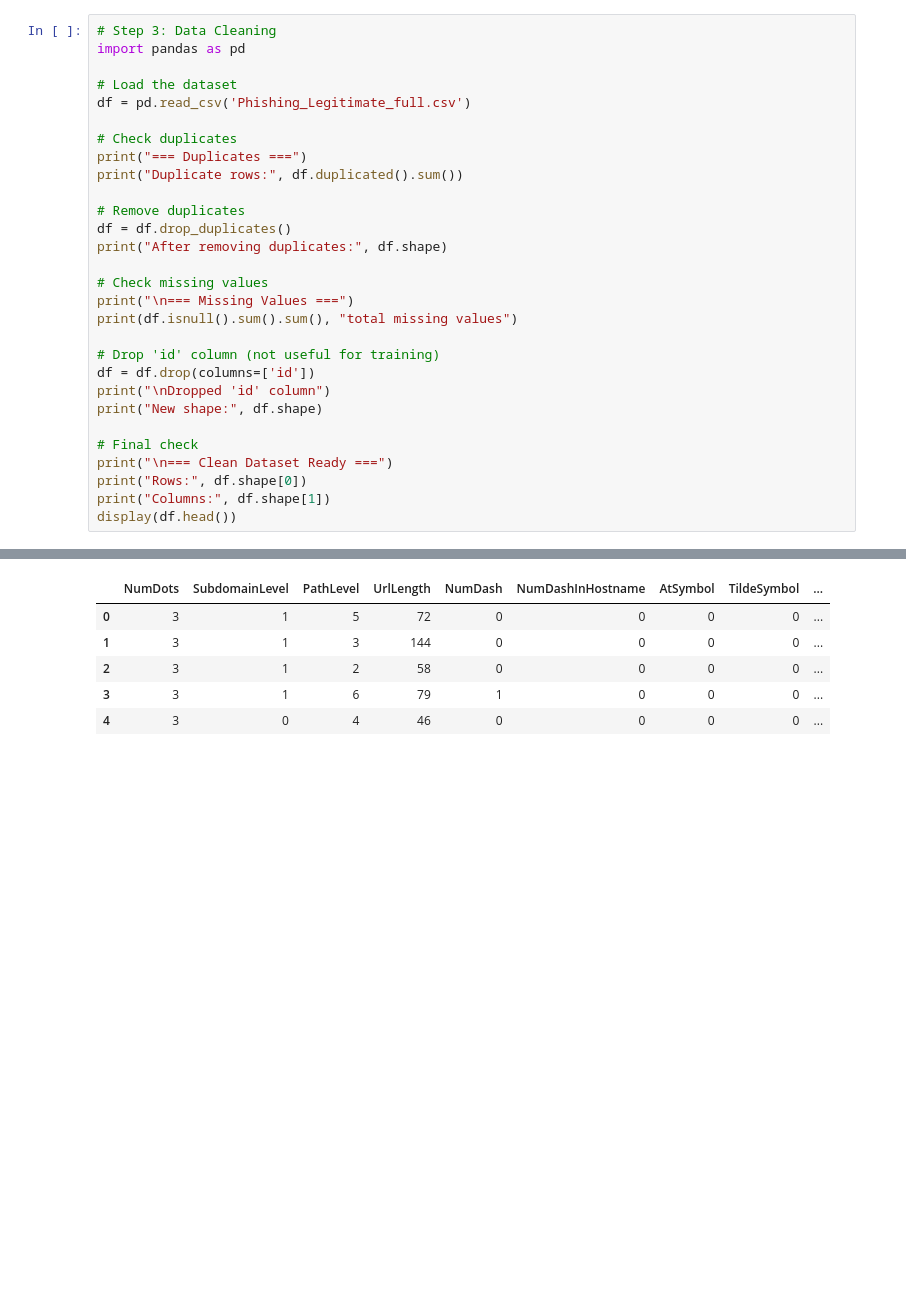
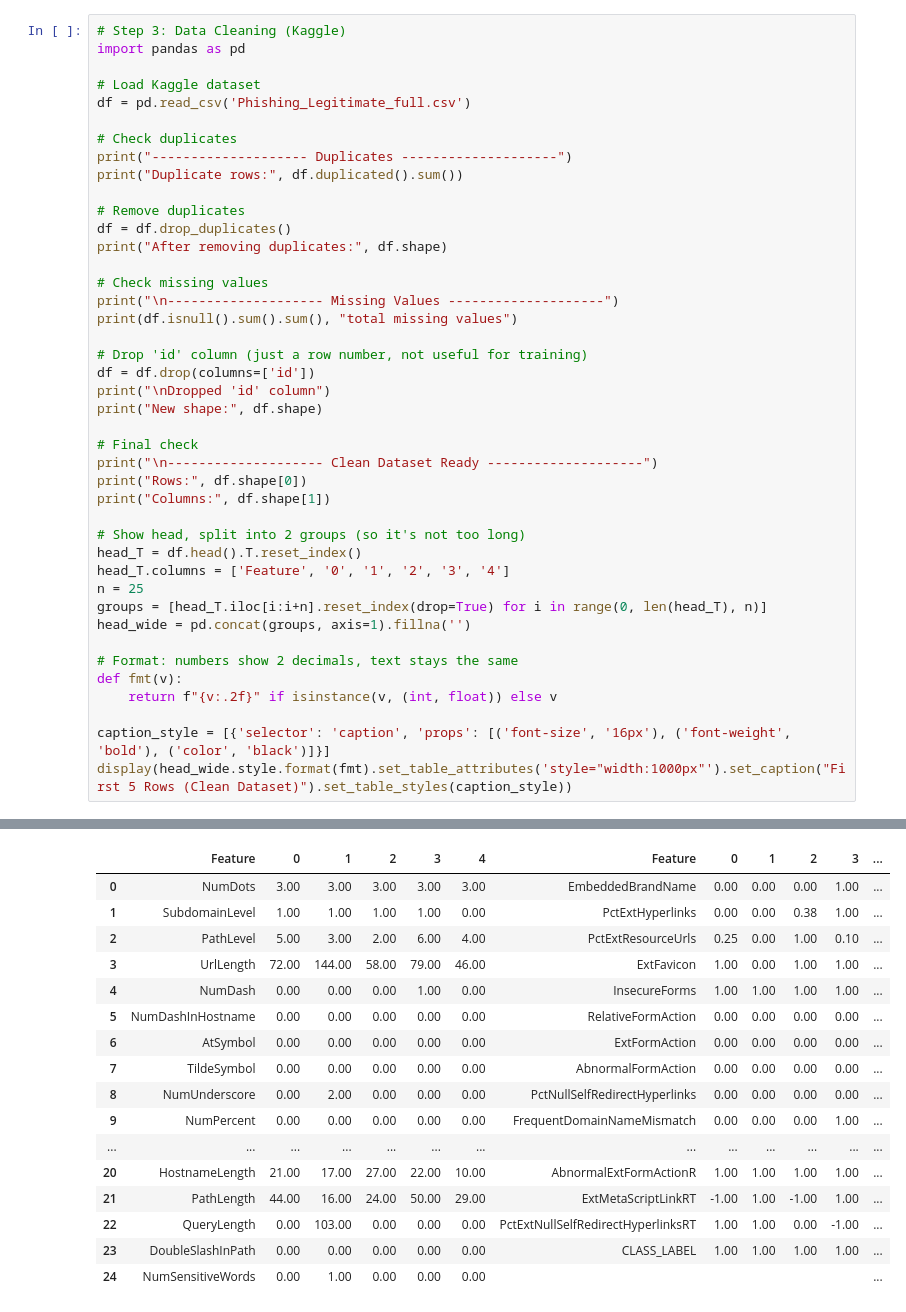
Before and after one commit to zhang-systems/phishing-detection, a Jupyter notebook: phishing.ipynb, the cells around one changed output, grey strips where cells are left out. Cells and saved outputs as stored; diff of their text form; blank space fills up the shorter version.

```diff
--- a/phishing.ipynb
+++ b/phishing.ipynb
@@ -147,12 +162,12 @@ Dataset loaded! Shape: (10000, 50)
 # %%
-# Step 3: Data Cleaning
+# Step 3: Data Cleaning (Kaggle)
 import pandas as pd
 
-# Load the dataset
+# Load Kaggle dataset
 df = pd.read_csv('Phishing_Legitimate_full.csv')
 
 # Check duplicates
-print("=== Duplicates ===")
+print("-------------------- Duplicates --------------------")
 print("Duplicate rows:", df.duplicated().sum())
 
 # Remove duplicates
@@ -160,17 +175,30 @@ df = df.drop_duplicates()
 print("After removing duplicates:", df.shape)
 
 # Check missing values
-print("\n=== Missing Values ===")
+print("\n-------------------- Missing Values --------------------")
 print(df.isnull().sum().sum(), "total missing values")
 
-# Drop 'id' column (not useful for training)
+# Drop 'id' column (just a row number, not useful for training)
 df = df.drop(columns=['id'])
 print("\nDropped 'id' column")
 print("New shape:", df.shape)
 
 # Final check
-print("\n=== Clean Dataset Ready ===")
+print("\n-------------------- Clean Dataset Ready --------------------")
 print("Rows:", df.shape[0])
 print("Columns:", df.shape[1])
-display(df.head())
+
+# Show head, split into 2 groups (so it's not too long)
+head_T = df.head().T.reset_index()
+head_T.columns = ['Feature', '0', '1', '2', '3', '4']
+n = 25
+groups = [head_T.iloc[i:i+n].reset_index(drop=True) for i in range(0, len(head_T), n)]
+head_wide = pd.concat(groups, axis=1).fillna('')
+
+# Format: numbers show 2 decimals, text stays the same
+def fmt(v):
+    return f"{v:.2f}" if isinstance(v, (int, float)) else v
+
+caption_style = [{'selector': 'caption', 'props': [('font-size', '16px'), ('font-weight', 'bold'), ('color', 'black')]}]
+display(head_wide.style.format(fmt).set_table_attributes('style="width:1000px"').set_caption("First 5 Rows (Clean Dataset)").set_table_styles(caption_style))
 # %% [output]
@@ -190,6 +219,17 @@ Columns: 49
-|  | NumDots | SubdomainLevel | PathLevel | UrlLength | NumDash | NumDashInHostname | AtSymbol | TildeSymbol | ... |
-| 0 | 3 | 1 | 5 | 72 | 0 | 0 | 0 | 0 | ... |
-| 1 | 3 | 1 | 3 | 144 | 0 | 0 | 0 | 0 | ... |
-| 2 | 3 | 1 | 2 | 58 | 0 | 0 | 0 | 0 | ... |
-| 3 | 3 | 1 | 6 | 79 | 1 | 0 | 0 | 0 | ... |
-| 4 | 3 | 0 | 4 | 46 | 0 | 0 | 0 | 0 | ... |
+|  | Feature | 0 | 1 | 2 | 3 | 4 | Feature | 0 | 1 | 2 | 3 | ... |
+| 0 | NumDots | 3.00 | 3.00 | 3.00 | 3.00 | 3.00 | EmbeddedBrandName | 0.00 | 0.00 | 0.00 | 1.00 | ... |
+| 1 | SubdomainLevel | 1.00 | 1.00 | 1.00 | 1.00 | 0.00 | PctExtHyperlinks | 0.00 | 0.00 | 0.38 | 1.00 | ... |
+| 2 | PathLevel | 5.00 | 3.00 | 2.00 | 6.00 | 4.00 | PctExtResourceUrls | 0.25 | 0.00 | 1.00 | 0.10 | ... |
+| 3 | UrlLength | 72.00 | 144.00 | 58.00 | 79.00 | 46.00 | ExtFavicon | 1.00 | 0.00 | 1.00 | 1.00 | ... |
+| 4 | NumDash | 0.00 | 0.00 | 0.00 | 1.00 | 0.00 | InsecureForms | 1.00 | 1.00 | 1.00 | 1.00 | ... |
+| 5 | NumDashInHostname | 0.00 | 0.00 | 0.00 | 0.00 | 0.00 | RelativeFormAction | 0.00 | 0.00 | 0.00 | 0.00 | ... |
+| 6 | AtSymbol | 0.00 | 0.00 | 0.00 | 0.00 | 0.00 | ExtFormAction | 0.00 | 0.00 | 0.00 | 0.00 | ... |
+| 7 | TildeSymbol | 0.00 | 0.00 | 0.00 | 0.00 | 0.00 | AbnormalFormAction | 0.00 | 0.00 | 0.00 | 0.00 | ... |
+| 8 | NumUnderscore | 0.00 | 2.00 | 0.00 | 0.00 | 0.00 | PctNullSelfRedirectHyperlinks | 0.00 | 0.00 | 0.00 | 0.00 | ... |
+| 9 | NumPercent | 0.00 | 0.00 | 0.00 | 0.00 | 0.00 | FrequentDomainNameMismatch | 0.00 | 0.00 | 0.00 | 1.00 | ... |
+| ... | ... | ... | ... | ... | ... | ... | ... | ... | ... | ... | ... | ... |
+| 20 | HostnameLength | 21.00 | 17.00 | 27.00 | 22.00 | 10.00 | AbnormalExtFormActionR | 1.00 | 1.00 | 1.00 | 1.00 | ... |
+| 21 | PathLength | 44.00 | 16.00 | 24.00 | 50.00 | 29.00 | ExtMetaScriptLinkRT | -1.00 | 1.00 | -1.00 | 1.00 | ... |
+| 22 | QueryLength | 0.00 | 103.00 | 0.00 | 0.00 | 0.00 | PctExtNullSelfRedirectHyperlinksRT | 1.00 | 1.00 | 0.00 | -1.00 | ... |
+| 23 | DoubleSlashInPath | 0.00 | 0.00 | 0.00 | 0.00 | 0.00 | CLASS_LABEL | 1.00 | 1.00 | 1.00 | 1.00 | ... |
+| 24 | NumSensitiveWords | 0.00 | 1.00 | 0.00 | 0.00 | 0.00 |  |  |  |  |  | ... |
```
Also changed, not shown: parts of 11 cells of this notebook.
